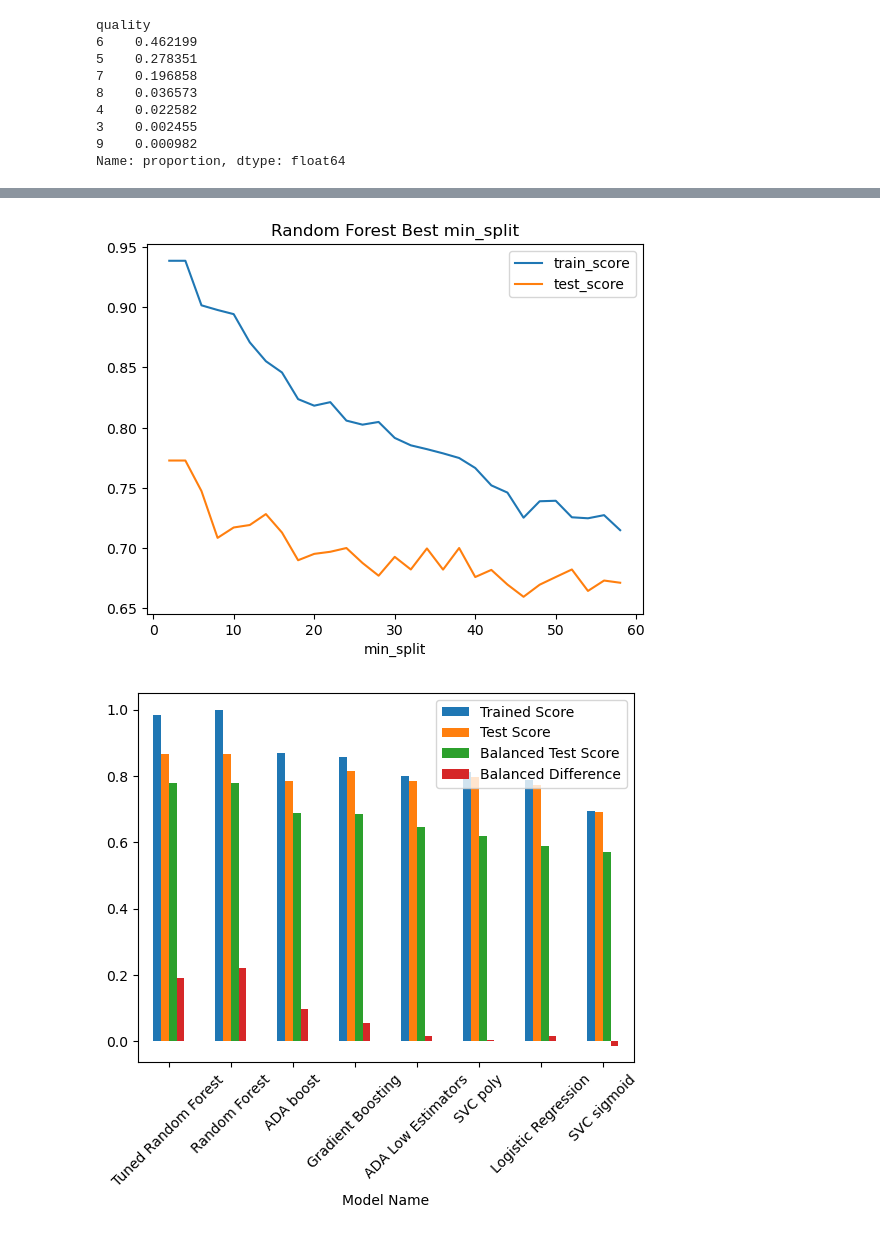
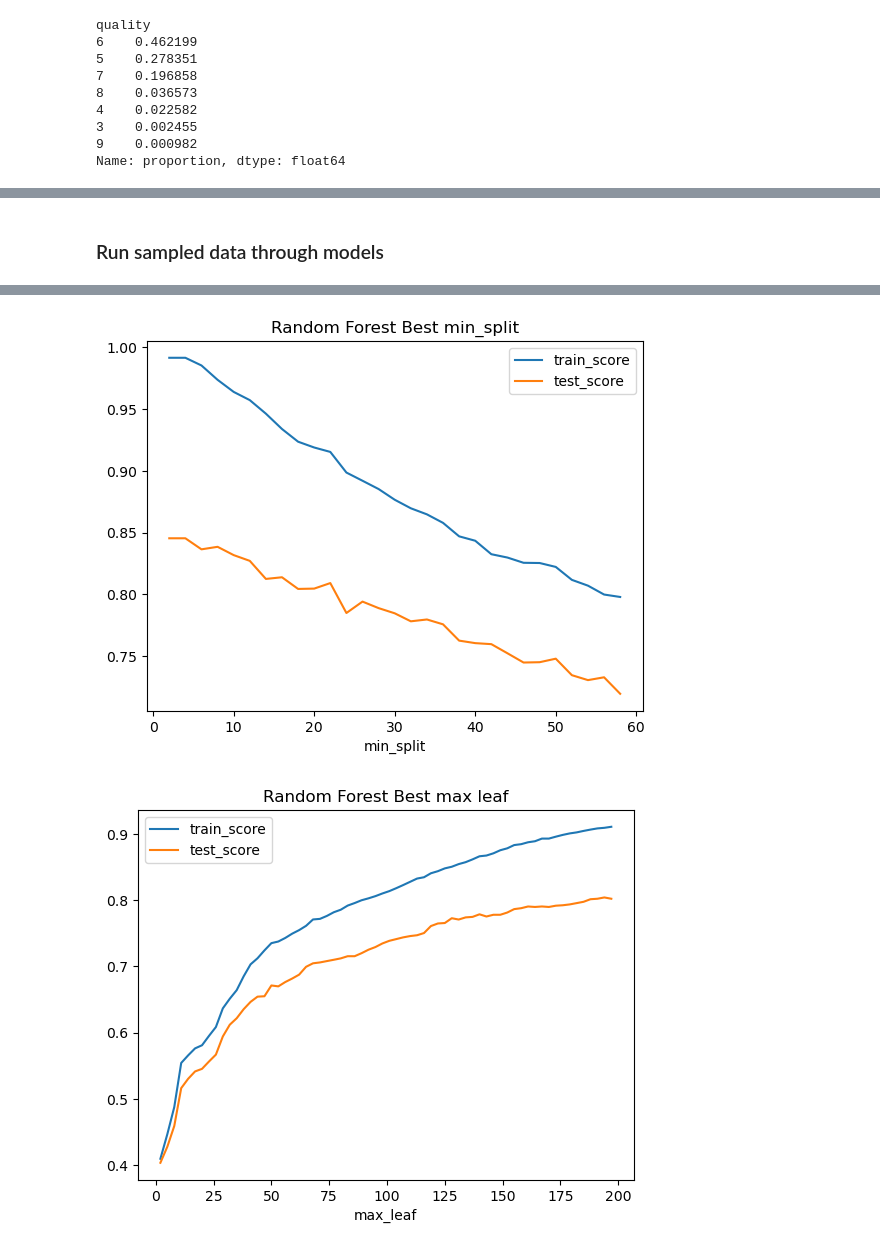
Before and after one commit to knox135/group-project-2, a Jupyter notebook: models/MajorWineData2.ipynb, the cells around one changed output, grey strips where cells are left out. Saved outputs shown, nothing was run; the diff lists cells and outputs as text; code cells hidden in the pictures.

Commit message:
sampled data added to file to try to improve scores. and changed models.py file to not have to run through all models when trying to find best parameters

```diff
--- a/models/MajorWineData2.ipynb
+++ b/models/MajorWineData2.ipynb
@@ -76,0 +246,19 @@ Name: proportion, dtype: float64
+# %%
+# Resample data to equalize values
+df_3_ups = resample(df_3, replace=True, n_samples=900)
+df_4_ups = resample(df_4, replace=True, n_samples=900)
+df_7_ups = resample(df_7, replace=True, n_samples=900)
+df_8_ups = resample(df_8, replace=True, n_samples=900)
+
+# Decreases the rows of Majority one's to make balance data
+df_5_downs = df_5[df_5.quality==5].sample(n=900).reset_index(drop=True)
+df_6_downs = df_6[df_6.quality==6].sample(n=900).reset_index(drop=True)
+#df_7_downs = df_7[df_7.quality==7].sample(n=900).reset_index(drop=True)
+# %%
+# Combine sampled columns into dataframe
+sampled_q = pd.concat([df_3_ups, df_4_ups, df_7_ups,
+                         df_8_ups, df_5_downs, df_6_downs]).reset_index(drop=True)
+
+
+# Display new sampled dataframe
+sampled_q
@@ -77,4 +349,5 @@ Name: proportion, dtype: float64
 # %%
-# set X and y variables
-X = df.drop(columns=['quality','rt.sulfur.dioxide','Unnamed: 0'])
-y = df['quality']
+# Drop columns based on feature importance and correlations, and set as X and y variables for sample data
+X = sampled_q.drop(columns=['quality','volatile.acidity','chlorides'])
+y = sampled_q['quality']
+X, y
@@ -83,5 +399 @@ y = df['quality']
 X_train,X_test,y_train,y_test = train_test_split(X,y,random_state=13)
-# %%
-# Flatten y_train and y_test data
-y_train = y_train.ravel()
-y_test = y_test.ravel()
@@ -88,4 +524,7 @@ y_test = y_test.ravel()
+# %% [markdown]
+### Run sampled data through models
 # %%
-# Run split data through the 'many_models' function
-models_min_leaf = tests.many_models_min_leaf(X_train,y_train,X_test,y_test)
+# Run sampled data through many_models_full function to determine scores and optimize Random Forest Classifier Model
+print('Sampled Data results Full')
+models_full_sample = tests.many_models_full(X_train,y_train,X_test,y_test)
 # %% [output]
@@ -113,2 +552,2 @@ SVC sigmoid                    -0.013573
-[figure, old version]
+[figure, new version]
-[figure, old version]
+[figure, new version]
```
Also changed, not shown: parts of 42 cells of this notebook, 1 other file.
